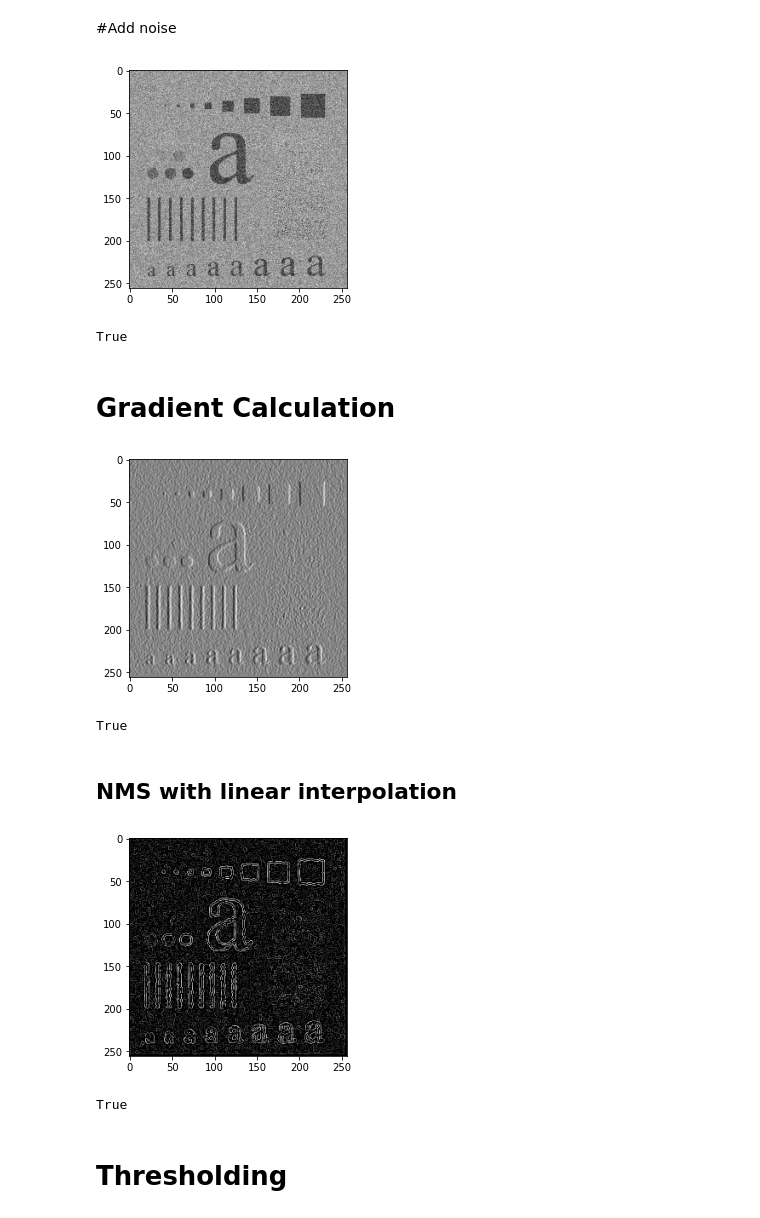
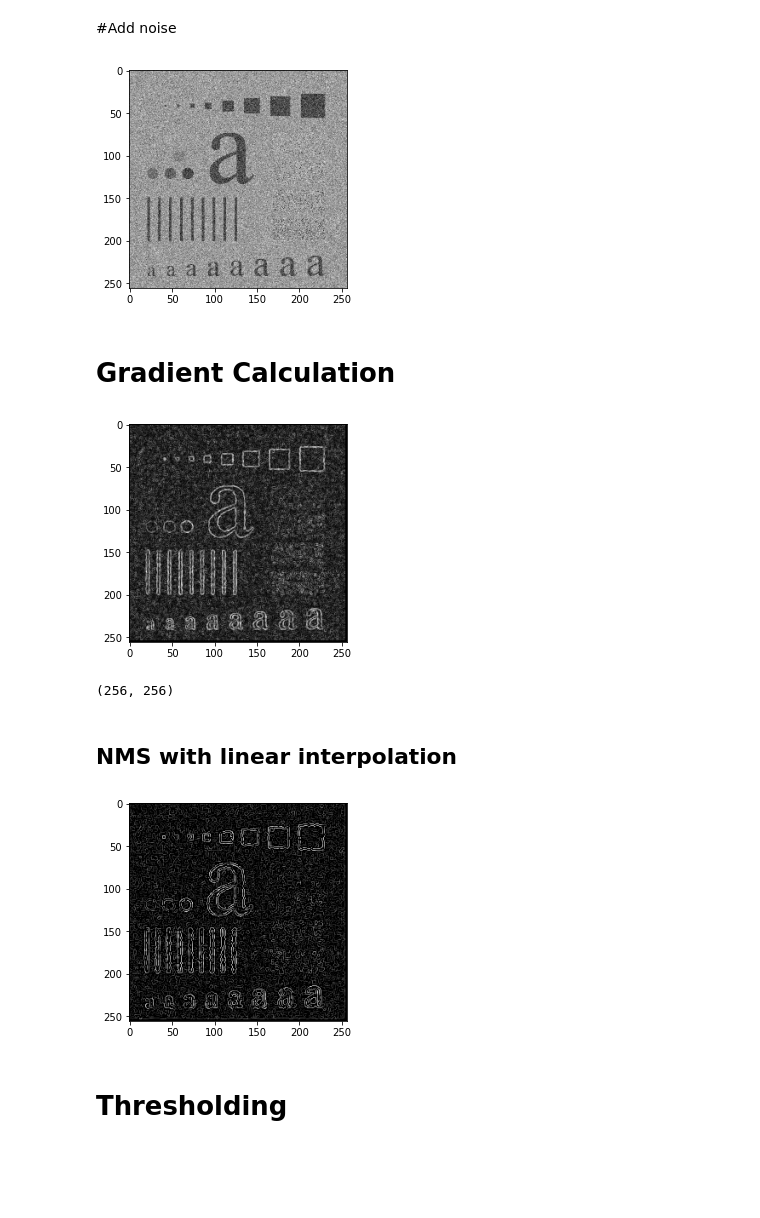
Before and after one commit to ghanbarzadeh/Course_MachineVision_2021, a Jupyter notebook: TA/Computer Homeworks/CHW1/CHW1_solution.ipynb, the cells around one changed output. Drawn from its saved outputs; the diff is of its cells as text; code cells hidden in the pictures; blank space fills up the shorter version.

```diff
--- a/TA/Computer Homeworks/CHW1/CHW1_solution.ipynb
+++ b/TA/Computer Homeworks/CHW1/CHW1_solution.ipynb
@@ -38,41 +39,41 @@ noise_img = img + noise
 plt.imshow(noise_img, cmap="gray")
 plt.show()
 
-cv2.imwrite("image_noise.png", noise_img)
+plt.imsave("2-noisy image.jpg", noise_img, cmap="gray")
 # %% [output]
 [figure]
-True
 # %% [markdown]
 # Gradient Calculation
 # %%
 def calc_gradient(image):
     Gx_kernel = np.array([[-1, 0, 1],
                           [-2, 0, 2],
                           [-1, 0, 1]])
     Gy_kernel = np.array([[-1, -2, -1],
                           [0, 0, 0],
                           [1, 2, 1]])
     Gx = np.zeros((h, w))
     Gy = np.zeros((h, w))
     G = np.zeros((h, w))
     for x in range(1, h-2):
         for y in range(1, w-2):
             Gx[x, y] = np.sum(image[x:x+3, y:y+3] * Gx_kernel)
             Gy[x, y] = np.sum(image[x:x+3, y:y+3] * Gy_kernel)
     G = np.sqrt(Gx**2 + Gy**2)
     return Gx, Gy, G
 
 image_Gx, image_Gy, image_G = calc_gradient(noise_img)
 
-plt.imshow(image_Gx, cmap="gray")
+plt.imshow(image_G, cmap="gray")
 plt.show()
 
-cv2.imwrite("image_Gx.png", image_Gx)
-cv2.imwrite("image_Gy.png", image_Gy)
-cv2.imwrite("image_G.png", image_G)
+print(image_G.shape)
+plt.imsave("3.1-image Gx.jpg", image_Gx, cmap="gray")
+plt.imsave("3.2-image Gy.jpg", image_Gy, cmap="gray")
+plt.imsave("3.3-image G.jpg", image_G, cmap="gray")
 # %% [output]
-[figure, old version]
+[figure, new version]
-True
+(256, 256)
 # %% [markdown]
 ## NMS with linear interpolation
 # %%
@@ -133,10 +134,9 @@ image_NMS_inter = NMS_inter(image_G)
 plt.imshow(image_NMS_inter, cmap="gray")
 plt.show()
 
-cv2.imwrite("image_NMS_interpol.png", image_NMS_inter)
+plt.imsave("4-image NMS interpol.jpg", image_NMS_inter, cmap="gray")
 # %% [output]
-[figure, old version]
+[figure, new version]
-True
 # %% [markdown]
 # Thresholding
 # %%
```
Also changed, not shown: parts of 4 cells of this notebook.
